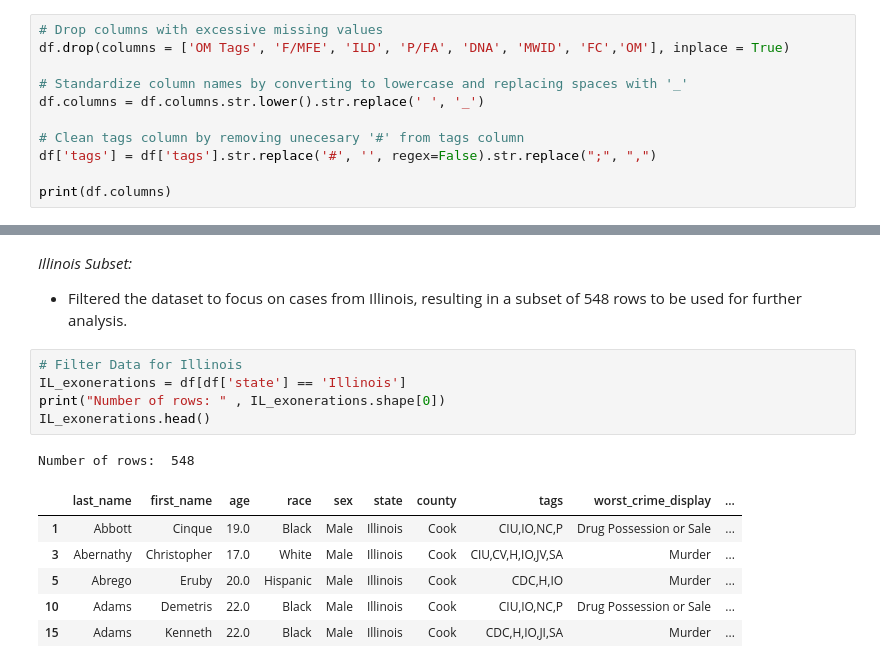
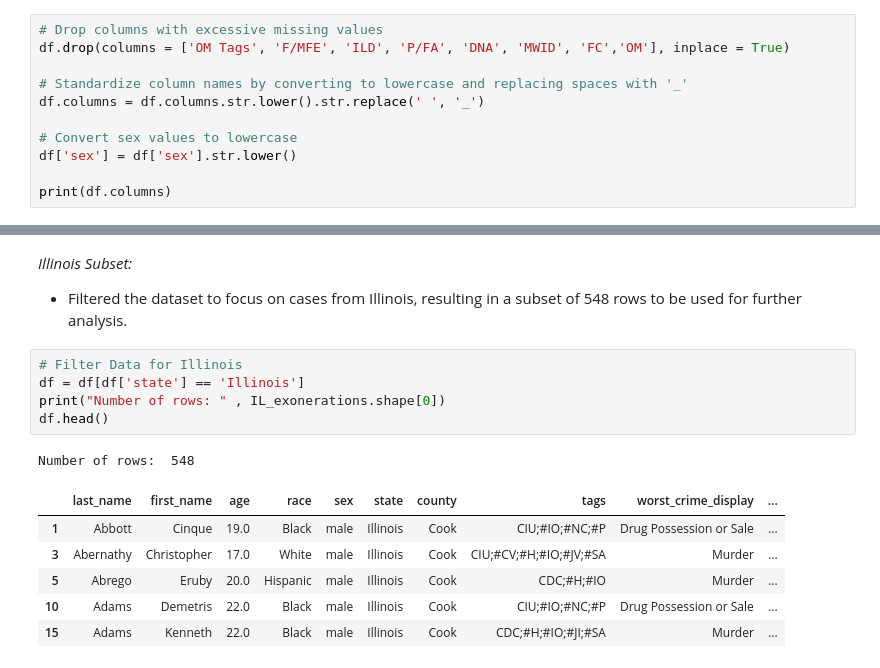
Before and after one commit to courtneyrgreen/dsan5000_final_project, a Jupyter notebook: technical-details/data-cleaning/main.ipynb, the cells around one changed output, grey strips where cells are left out. Drawn from its saved outputs; the diff is of its cells as text.

Commit message:
Starting prose documentation for exoneration data cleaning

```diff
--- a/technical-details/data-cleaning/main.ipynb
+++ b/technical-details/data-cleaning/main.ipynb
@@ -77,8 +74,8 @@ df.drop(columns = ['OM Tags', 'F/MFE', 'ILD', 'P/FA', 'DNA', 'MWID', 'FC','OM'],
 # Standardize column names by converting to lowercase and replacing spaces with '_'
 df.columns = df.columns.str.lower().str.replace(' ', '_')
 
-# Clean tags column by removing unecesary '#' from tags column
-df['tags'] = df['tags'].str.replace('#', '', regex=False).str.replace(";", ",")
+# Convert sex values to lowercase
+df['sex'] = df['sex'].str.lower()
 
 print(df.columns)
 # %% [output]
@@ -91,14 +88,14 @@ Index(['last_name', 'first_name', 'age', 'race', 'sex', 'state', 'county',
 - Filtered the dataset to focus on cases from Illinois, resulting in a subset of 548 rows to be used for further analysis.
 # %%
 # Filter Data for Illinois
-IL_exonerations = df[df['state'] == 'Illinois']
+df = df[df['state'] == 'Illinois']
 print("Number of rows: " , IL_exonerations.shape[0])
-IL_exonerations.head()
+df.head()
 # %% [output]
 Number of rows:  548
 |  | last_name | first_name | age | race | sex | state | county | tags | worst_crime_display | ... |
-| 1 | Abbott | Cinque | 19.0 | Black | Male | Illinois | Cook | CIU,IO,NC,P | Drug Possession or Sale | ... |
-| 3 | Abernathy | Christopher | 17.0 | White | Male | Illinois | Cook | CIU,CV,H,IO,JV,SA | Murder | ... |
-| 5 | Abrego | Eruby | 20.0 | Hispanic | Male | Illinois | Cook | CDC,H,IO | Murder | ... |
-| 10 | Adams | Demetris | 22.0 | Black | Male | Illinois | Cook | CIU,IO,NC,P | Drug Possession or Sale | ... |
-| 15 | Adams | Kenneth | 22.0 | Black | Male | Illinois | Cook | CDC,H,IO,JI,SA | Murder | ... |
+| 1 | Abbott | Cinque | 19.0 | Black | male | Illinois | Cook | CIU;#IO;#NC;#P | Drug Possession or Sale | ... |
+| 3 | Abernathy | Christopher | 17.0 | White | male | Illinois | Cook | CIU;#CV;#H;#IO;#JV;#SA | Murder | ... |
+| 5 | Abrego | Eruby | 20.0 | Hispanic | male | Illinois | Cook | CDC;#H;#IO | Murder | ... |
+| 10 | Adams | Demetris | 22.0 | Black | male | Illinois | Cook | CIU;#IO;#NC;#P | Drug Possession or Sale | ... |
+| 15 | Adams | Kenneth | 22.0 | Black | male | Illinois | Cook | CDC;#H;#IO;#JI;#SA | Murder | ... |
```
Also changed, not shown: parts of 10 cells of this notebook, 16 other files.
